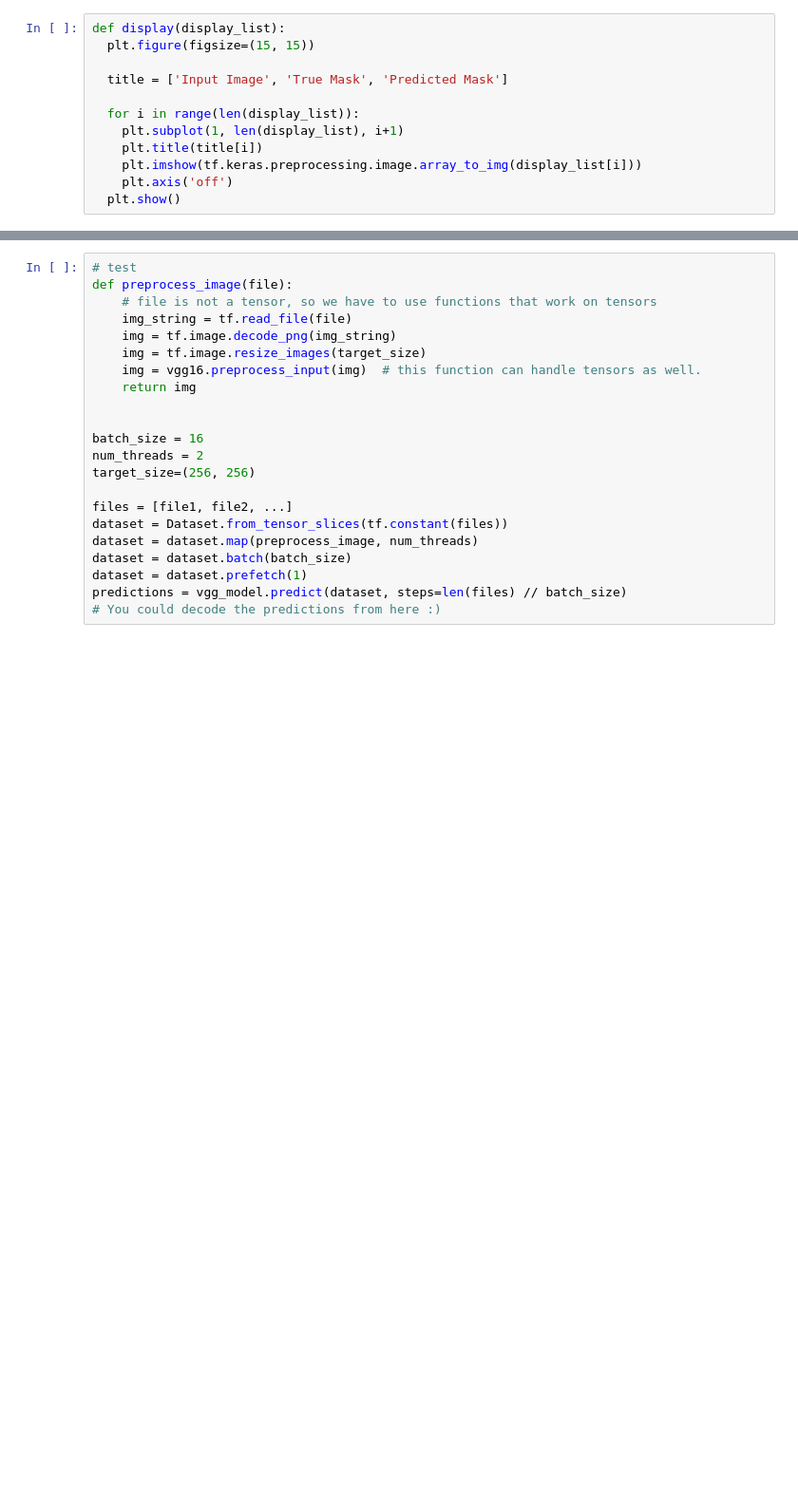
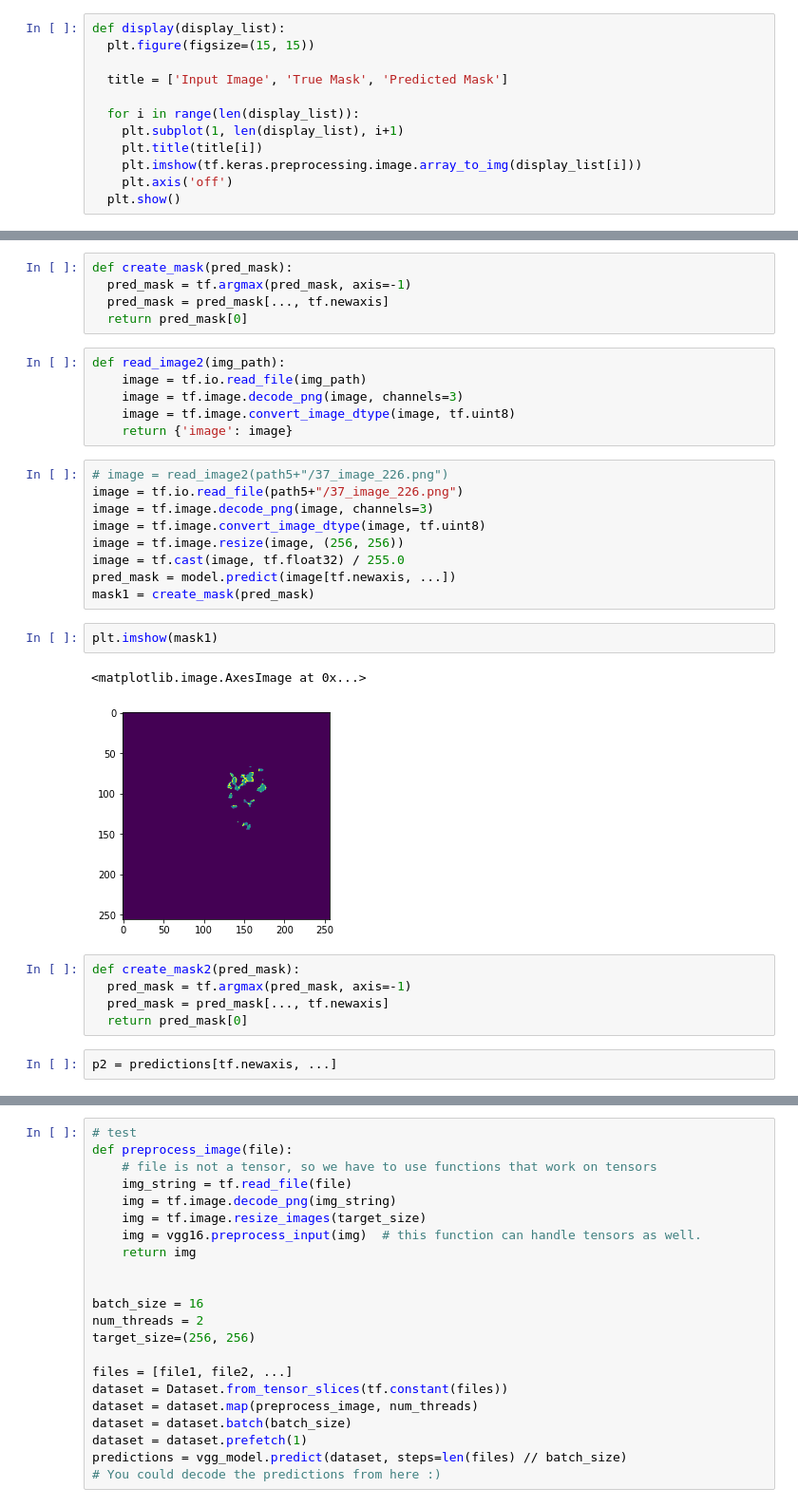
Before and after one commit to siminpan/MOSJ-3DCT, a Jupyter notebook: python/05_predict.tensorflow.ipynb, the cells around one changed output, grey strips where cells are left out. Shown at 95% size. Cells and saved outputs as stored; diff of their text form; blank space fills up the shorter version.

```diff
--- a/python/05_predict.tensorflow.ipynb
+++ b/python/05_predict.tensorflow.ipynb
@@ -152,0 +181,32 @@ plt.imshow(image3)
+# %%
+def create_mask(pred_mask):
+  pred_mask = tf.argmax(pred_mask, axis=-1)
+  pred_mask = pred_mask[..., tf.newaxis]
+  return pred_mask[0]
+# %%
+def read_image2(img_path):
+    image = tf.io.read_file(img_path)
+    image = tf.image.decode_png(image, channels=3)
+    image = tf.image.convert_image_dtype(image, tf.uint8)
+    return {'image': image}
+# %%
+# image = read_image2(path5+"/37_image_226.png")
+image = tf.io.read_file(path5+"/37_image_226.png")
+image = tf.image.decode_png(image, channels=3)
+image = tf.image.convert_image_dtype(image, tf.uint8)
+image = tf.image.resize(image, (256, 256))
+image = tf.cast(image, tf.float32) / 255.0
+pred_mask = model.predict(image[tf.newaxis, ...])
+mask1 = create_mask(pred_mask)
+# %%
+plt.imshow(mask1)
+# %% [output]
+<matplotlib.image.AxesImage at 0x...>
+[figure, added]
+# %%
+def create_mask2(pred_mask):
+  pred_mask = tf.argmax(pred_mask, axis=-1)
+  pred_mask = pred_mask[..., tf.newaxis]
+  return pred_mask[0]
+# %%
+p2 = predictions[tf.newaxis, ...]
```
Also changed, not shown: parts of 19 cells of this notebook, 2 other files.
